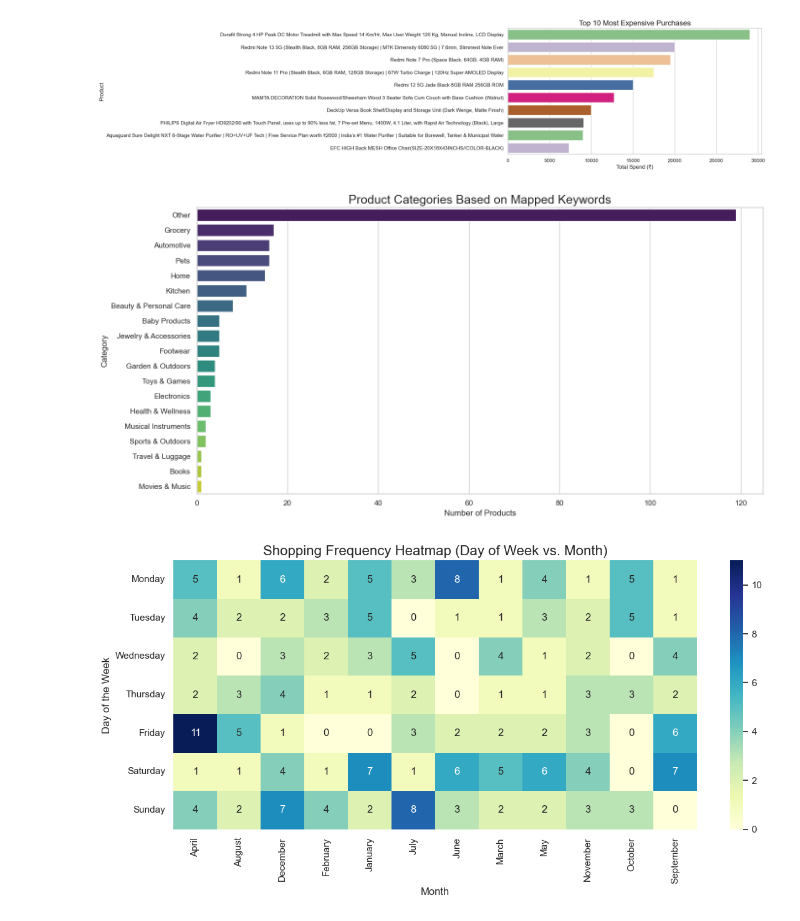
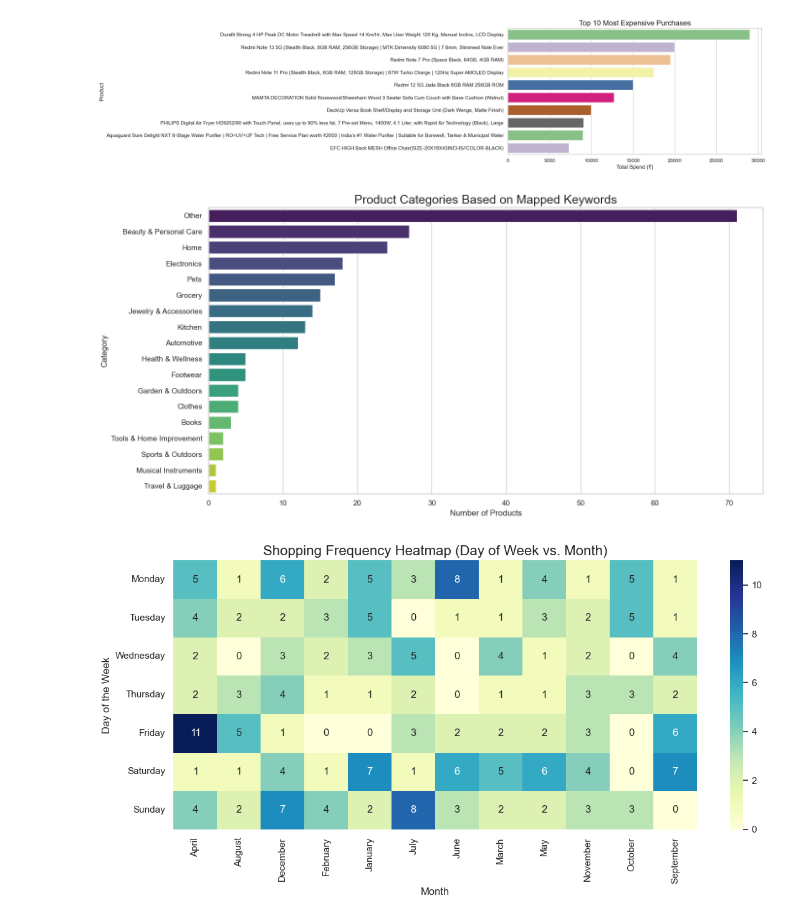
Before and after one commit to karenrenac/Amazon-Analytics-with-Web-scraping, a Jupyter notebook: visualizations.ipynb, the cells around one changed output. Saved outputs shown, nothing was run; the diff lists cells and outputs as text; code cells hidden in the pictures.

```diff
--- a/visualizations.ipynb
+++ b/visualizations.ipynb
@@ -171,24 +171,23 @@ stopwords = {
 # Extended Category Keywords
 
 category_keywords = {
-    'Electronics': ['laptop', 'phone', 'mobile', 'charger', 'earphone', 'headphone', 'camera', 'tablet', 'monitor', 'tv', 'smartwatch', 'speaker', 'powerbank', 'router','earbuds', 'dryer','redmi', 'note', 'pro', 'prime'],
+    'Electronics': ['laptop', 'phone', 'mobile', 'charger', 'earphone', 'headphone', 'camera', 'tablet', 'monitor', 'tv', 'smartwatch', 'speaker', 'powerbank', 'router','earbuds', 'dryer','redmi', 'note', 'pro', 'prime', 'mic'],
     'Clothes': ['shirt', 'jeans', 'tshirt', 'jacket', 'dress', 'pant', 'shorts', 'sweater', 'socks', 'hoodie', 'skirt', 'suit', 'lingerie', 'cap', 'scarf','vest'],
-    'Home': ['furniture', 'sofa', 'table', 'chair', 'bed', 'mattress', 'curtain', 'lamp', 'rug', 'shelf', 'decor', 'pillow', 'clock', 'mirror', 'ornament','stand','storage','plastic'],
-    'Kitchen': [ 'pan', 'pot', 'mug', 'plate', 'spoon', 'blender', 'oven', 'toaster', 'mixer', 'kettle', 'juicer', 'stove', 'fridge', 'microwave','purifier','fryer'],
+    'Home': ['furniture', 'sofa', 'table', 'chair', 'bed', 'mattress', 'curtain', 'lamp', 'rug', 'shelf', 'decor', 'pillow', 'clock', 'mirror', 'ornament','stand','storage','plastic','vinyl'],
+    'Kitchen': [ 'pan', 'pot','bottle', 'mug', 'plate', 'spoon', 'blender', 'oven', 'toaster', 'mixer', 'kettle', 'juicer', 'stove', 'fridge', 'microwave','purifier','fryer'],
     'Pets': ['dog', 'cat', 'leash', 'collar', 'kennel', 'toy', 'treat', 'litter', 'fish', 'bird', 'hamster', 'pet food', 'aquarium', 'cage','pet', "dog's",'dogs'],
     'Books': ['book','books', 'novel', 'comic', 'magazine', 'journal', 'guide', 'textbook', 'encyclopedia', 'manual', 'storybook', 'poetry'],
     'Grocery': ['rice', 'oil', 'sugar', 'flour', 'salt', 'spices', 'snack', 'milk', 'bread', 'butter', 'cereal', 'vegetable', 'fruit', 'pasta', 'coffee', 'tea', 'food','beverage','healthy'],
     'Beauty & Personal Care': ['shampoo', 'conditioner', 'lotion', 'cream', 'soap', 'perfume', 'makeup', 'razor', 'toothpaste', 'skincare', 'deodorant', 'serum','body','hair','face','skin', 'pads', 'brush', 'liquid'],
-    'Health & Wellness': ['vitamin', 'supplement', 'protein', 'medicine', 'bandage', 'sanitizer', 'mask', 'yoga', 'fitness', 'tracker', 'weight', 'scale'],
+    'Health & Wellness': ['vitamin', 'supplement', 'protein', 'medicine', 'bandage', 'sanitizer', 'mask', 'yoga', 'fitness', 'tracker', 'weight', 'gluten'],
     'Sports & Outdoors': ['bicycle', 'treadmill', 'dumbbell', 'bat', 'ball', 'racket', 'tent', 'backpack', 'hiking', 'camping', 'fishing', 'kayak'],
-    'Toys & Games': ['puzzle', 'lego', 'boardgame', 'doll', 'car', 'action', 'figure', 'cards', 'drone', 'console', 'playstation', 'xbox', 'gaming'],
+    'Toys & Games': ['puzzle', 'lego', 'boardgame', 'doll', 'action', 'figure', 'cards', 'drone', 'console', 'playstation', 'xbox', 'gaming'],
     'Automotive': ['car', 'bike', 'tire', 'helmet', 'oil', 'battery', 'wiper', 'headlight', 'mat', 'gps', 'seat'],
     'Office Supplies': ['pen', 'notebook', 'diary', 'paper', 'printer', 'ink', 'stapler', 'folder', 'marker', 'highlighter', 'binder'],
     'Jewelry & Accessories': ['watch', 'ring', 'necklace', 'bracelet', 'earring', 'wallet', 'belt', 'sunglasses', 'handbag', 'clutch', 'backpack','bag','umbrella',],
-    'Baby Products': ['diaper', 'stroller', 'crib', 'baby food', 'pacifier', 'bib', 'toy', 'bottle', 'wipes', 'onesie'],
     'Tools & Home Improvement': ['drill', 'hammer', 'screwdriver', 'wrench', 'ladder', 'paint', 'glue', 'saw', 'pliers', 'toolbox','board','knife'],
-    'Musical Instruments': ['guitar', 'piano', 'violin', 'flute', 'drum', 'keyboard', 'amplifier', 'ukulele', 'saxophone', 'mic'],
-    'Movies & Music': ['dvd', 'blu-ray', 'cd', 'vinyl', 'record', 'movie', 'soundtrack', 'album', 'concert'],
+    'Musical Instruments': ['guitar', 'piano', 'violin', 'flute', 'drum', 'keyboard', 'amplifier', 'ukulele', 'saxophone'],
+    'Movies & Music': ['dvd', 'blu-ray', 'record', 'movie', 'soundtrack', 'album', 'concert'],
     'Garden & Outdoors': ['plant', 'soil', 'fertilizer', 'seeds', 'lawnmower', 'hose', 'patio', 'rake', 'shovel', 'gardening'],
     'Travel & Luggage': ['suitcase', 'backpack', 'pillow', 'passport', 'luggage', 'trolley', 'duffel', 'organizer'],
     'Footwear': ['shoes', 'sneakers', 'sandals', 'boots', 'flipflops', 'heels', 'loafers', 'slippers']
@@ -197,34 +196,34 @@ category_keywords = {
 # Function to Map Product to Category
 def map_to_category(product_name):
     tokens = re.findall(r'\b\w+\b', str(product_name).lower())
     tokens = [word for word in tokens if word not in stopwords and len(word) > 2]
     for token in tokens:
         for category, keywords in category_keywords.items():
             if token in keywords:
                 return category
     return 'Other'  # Default if no category match
 
 # Apply the function to map each product
 df['Category'] = df['Product'].apply(map_to_category)
 
 # Category Count and Visualization
 # Count the number of products per category
 category_counts = df['Category'].value_counts()
 
 # Convert to DataFrame for plotting
 category_df = category_counts.reset_index()
 category_df.columns = ['Category', 'Count']
 
 # Plotting the categorized products
 plt.figure(figsize=(14,7))
 sns.barplot(x='Count', y='Category', data=category_df, hue='Category', palette='viridis')
 plt.title('Product Categories Based on Mapped Keywords', fontsize=18)
 plt.xlabel('Number of Products')
 plt.ylabel('Category')
 plt.tight_layout()
 plt.show()
 # %% [output]
-[figure, old version]
+[figure, new version]
 # %%
 #Heatmap of shopping frequency Day vs. Month
 # Prepare data for heatmap: Count of purchases by Day of Week and Month
```
Also changed, not shown: parts of 2 cells of this notebook.
